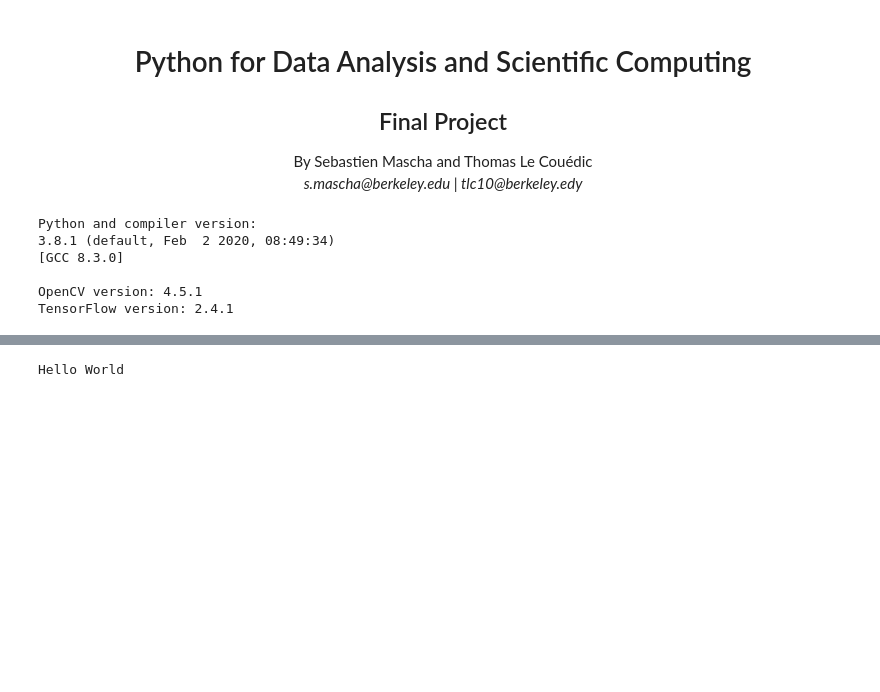
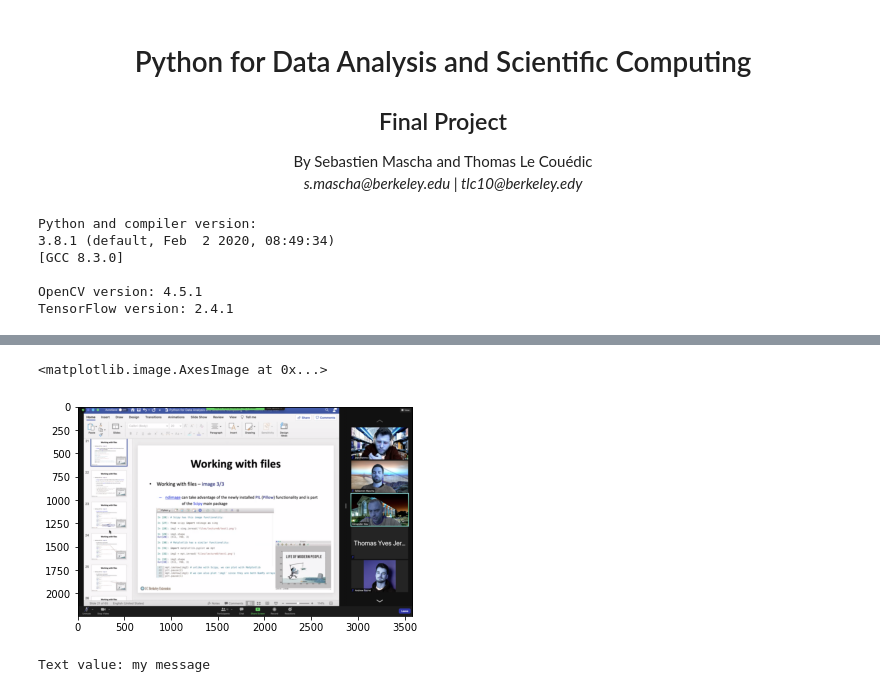
Before and after one commit to sebastienmascha/data-science-webapp-steganography, a Jupyter notebook: backend/app/app/notebooks/Python3_8.ipynb, the cells around one changed output, grey strips where cells are left out. Drawn from its saved outputs; the diff is of its cells as text; code cells hidden in the pictures; blank space fills up the shorter version.

```diff
--- a/backend/app/app/notebooks/Python3_8.ipynb
+++ b/backend/app/app/notebooks/Python3_8.ipynb
@@ -55,8 +63,16 @@ steganography-tools is already installed with the same version as the provided w
+# %%
+# Encoding
+steg = st.LSBSteganography(cv2.imread("photo.png"))
+img_encoded = steg.encode_text("my message")
+cv2.imwrite("my_new_image.png", img_encoded)
+plt.imshow(img_encoded)
+# %% [output]
+<matplotlib.image.AxesImage at 0x...>
+[figure, added]
 # %%
-secret = LSBSteganography.hide("photo.png", "Hello World")
-secret.save("./photo-secret.png")
+# Decoding
+im = cv2.imread("my_new_image.png")
+steg = st.LSBSteganography(im)
+print("Text value:",steg.decode_text())
+# %% [output]
+Text value: my message
-# %%
-clear_message = LSBSteganography.reveal("./photo-secret.png")
-print(clear_message)
-# %% [output]
-Hello World
```
Also changed, not shown: parts of 5 cells of this notebook, 7 other files.
